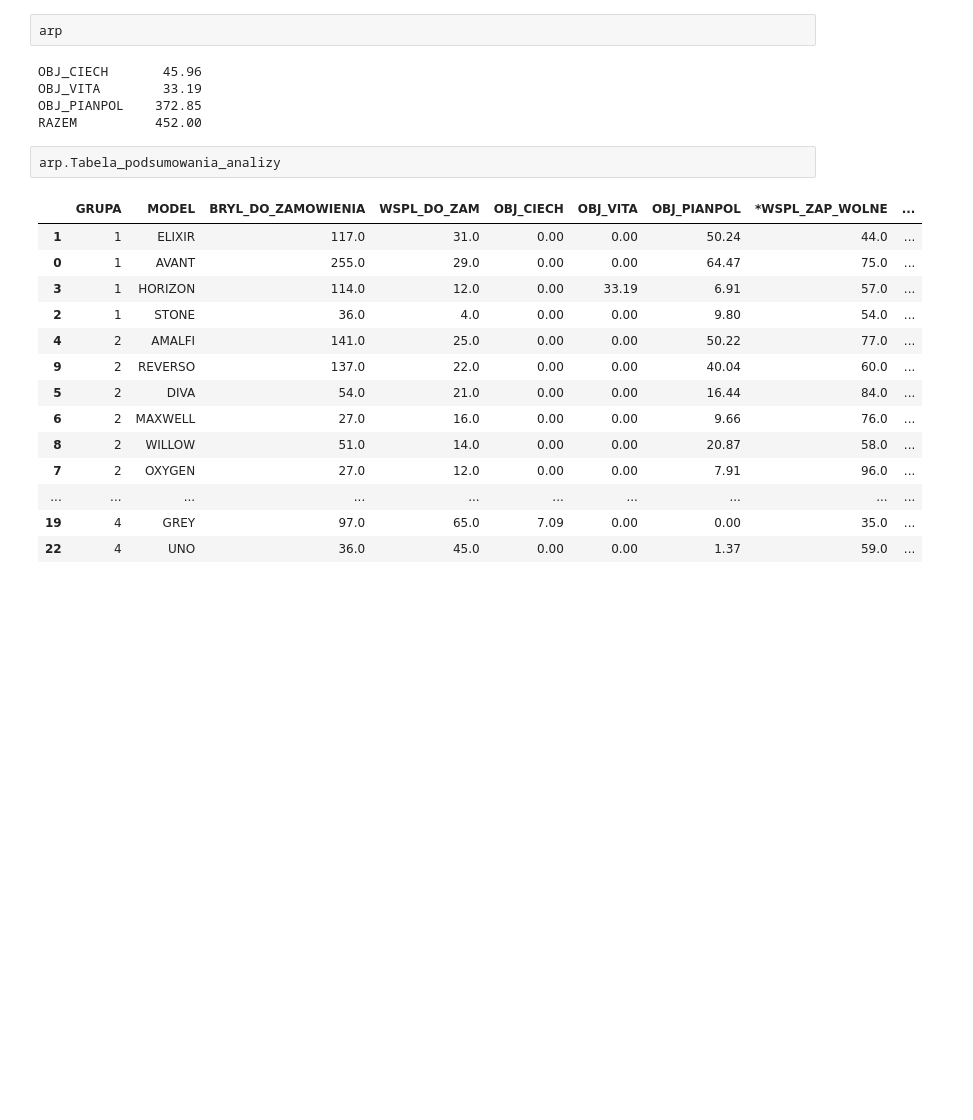
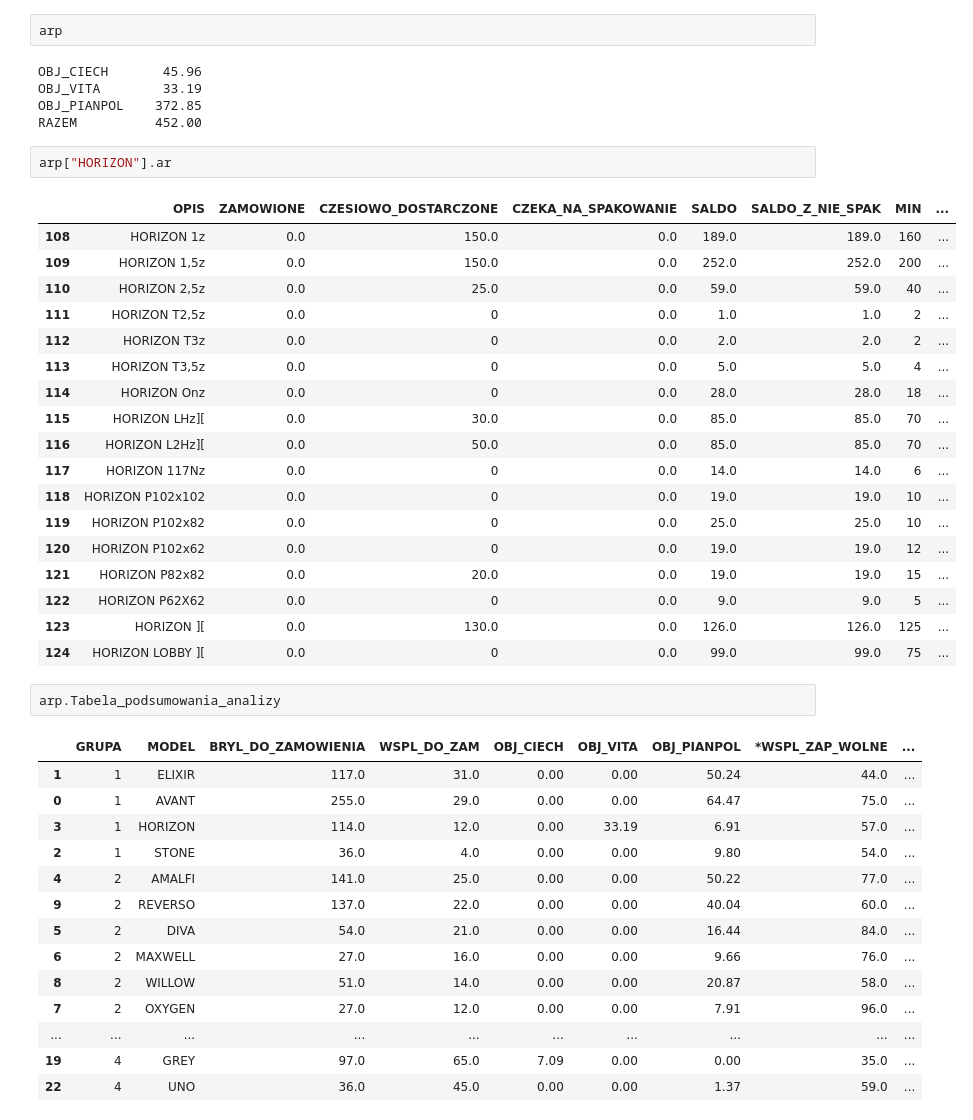
Before and after one commit to Mogarthron/Magazynier, a Jupyter notebook: ANALIZA_PIANEK.ipynb, the cells around one changed output. Saved outputs shown, nothing was run; the diff lists cells and outputs as text; blank space fills up the shorter version.

```diff
--- a/ANALIZA_PIANEK.ipynb
+++ b/ANALIZA_PIANEK.ipynb
@@ -88,6 +88,27 @@ OBJ_CIECH       45.96
 OBJ_VITA        33.19
 OBJ_PIANPOL    372.85
 RAZEM          452.00
+# %%
+arp["HORIZON"].ar
+# %% [output]
+|  | OPIS | ZAMOWIONE | CZESIOWO_DOSTARCZONE | CZEKA_NA_SPAKOWANIE | SALDO | SALDO_Z_NIE_SPAK | MIN | ... |
+| 108 | HORIZON 1z | 0.0 | 150.0 | 0.0 | 189.0 | 189.0 | 160 | ... |
+| 109 | HORIZON 1,5z | 0.0 | 150.0 | 0.0 | 252.0 | 252.0 | 200 | ... |
+| 110 | HORIZON 2,5z | 0.0 | 25.0 | 0.0 | 59.0 | 59.0 | 40 | ... |
+| 111 | HORIZON T2,5z | 0.0 | 0 | 0.0 | 1.0 | 1.0 | 2 | ... |
+| 112 | HORIZON T3z | 0.0 | 0 | 0.0 | 2.0 | 2.0 | 2 | ... |
+| 113 | HORIZON T3,5z | 0.0 | 0 | 0.0 | 5.0 | 5.0 | 4 | ... |
+| 114 | HORIZON Onz | 0.0 | 0 | 0.0 | 28.0 | 28.0 | 18 | ... |
+| 115 | HORIZON LHz][ | 0.0 | 30.0 | 0.0 | 85.0 | 85.0 | 70 | ... |
+| 116 | HORIZON L2Hz][ | 0.0 | 50.0 | 0.0 | 85.0 | 85.0 | 70 | ... |
+| 117 | HORIZON 117Nz | 0.0 | 0 | 0.0 | 14.0 | 14.0 | 6 | ... |
+| 118 | HORIZON P102x102 | 0.0 | 0 | 0.0 | 19.0 | 19.0 | 10 | ... |
+| 119 | HORIZON P102x82 | 0.0 | 0 | 0.0 | 25.0 | 25.0 | 10 | ... |
+| 120 | HORIZON P102x62 | 0.0 | 0 | 0.0 | 19.0 | 19.0 | 12 | ... |
+| 121 | HORIZON P82x82 | 0.0 | 20.0 | 0.0 | 19.0 | 19.0 | 15 | ... |
+| 122 | HORIZON P62X62 | 0.0 | 0 | 0.0 | 9.0 | 9.0 | 5 | ... |
+| 123 | HORIZON ][ | 0.0 | 130.0 | 0.0 | 126.0 | 126.0 | 125 | ... |
+| 124 | HORIZON LOBBY ][ | 0.0 | 0 | 0.0 | 99.0 | 99.0 | 75 | ... |
 # %%
 arp.Tabela_podsumowania_analizy
 # %% [output]
```
Also changed, not shown: parts of 2 cells of this notebook.
